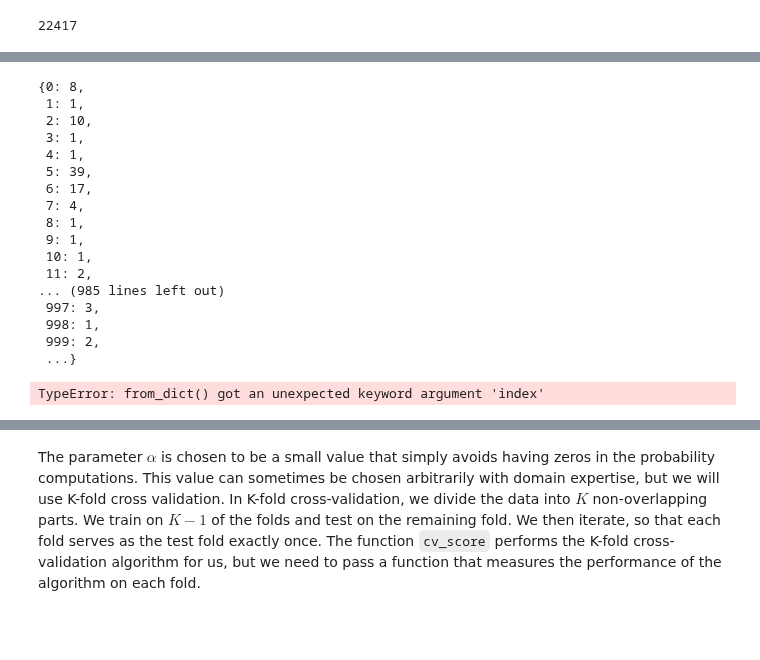
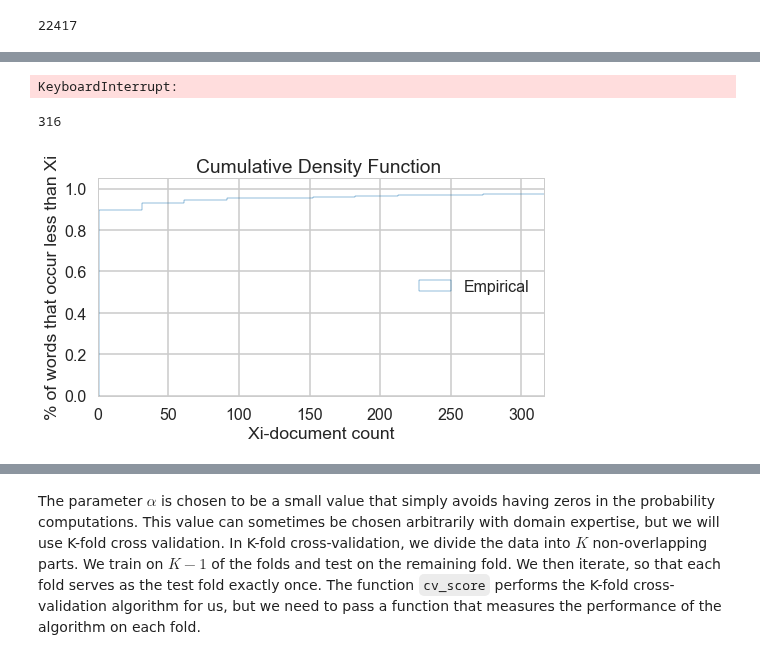
Before and after one commit to lbjennings/Springboard, a Jupyter notebook: Springboard/Mini-Projects/naive_bayes/Mini_Project_Naive_Bayes.ipynb, the cells around one changed output, grey strips where cells are left out. Cells and saved outputs as stored; diff of their text form; code cells hidden in the pictures; blank space fills up the shorter version.

```diff
--- a/Springboard/Mini-Projects/naive_bayes/Mini_Project_Naive_Bayes.ipynb
+++ b/Springboard/Mini-Projects/naive_bayes/Mini_Project_Naive_Bayes.ipynb
@@ -378,29 +338,32 @@ for i in xrange(len(df_vectors[0])):
     #save word occurs in documents to dictionary
     dict_words[i]=y
 
-    #loop increments to next word to sum over sentences
+    #loop increments to next word to sum over sentences\
+
+    dict_pert=dict_words[i]/len (df_vectors)
+# %% [output]
+KeyboardInterrupt:
-# %%
-dict_words
-# %% [output]
-{0: 8,
- 1: 1,
- 2: 10,
- 3: 1,
- 4: 1,
- 5: 39,
- 6: 17,
- 7: 4,
- 8: 1,
- 9: 1,
- 10: 1,
- 11: 2,
-... (985 lines left out)
- 997: 3,
- 998: 1,
- 999: 2,
- ...}
-# %%
-pd.DataFrame.from_dict(dict_words, index=dict_words.keys)
-# %% [output]
-TypeError: from_dict() got an unexpected keyword argument 'index'
+# %%
+#use counter to sum word occurance
+from collections import Counter
+word_pert=Counter(dict_words.values())
+# %% [output]
+316
+# %%
+n_bins = len(word_pert)
+
+fig, ax = plt.subplots(figsize=(8, 4))
+n, bins, patches = ax.hist(word_pert.values(), n_bins, density=True, histtype='step',
+                           cumulative=True, label='Empirical')
+# tidy up the figure
+ax.set_xlim(0,316)
+ax.grid(True)
+ax.legend(loc='right')
+ax.set_title('Cumulative Density Function ')
+ax.set_xlabel('Xi-document count')
+ax.set_ylabel('% of words that occur less than Xi')
+
+plt.show()
+# %% [output]
+[figure, added]
 # %%
```
Also changed, not shown: parts of 28 cells of this notebook.
